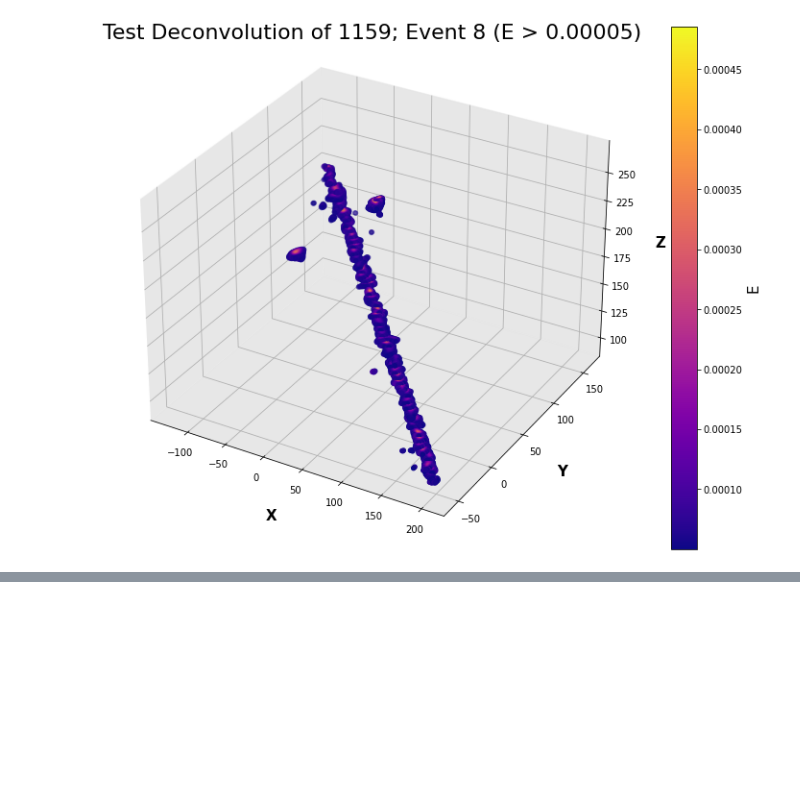
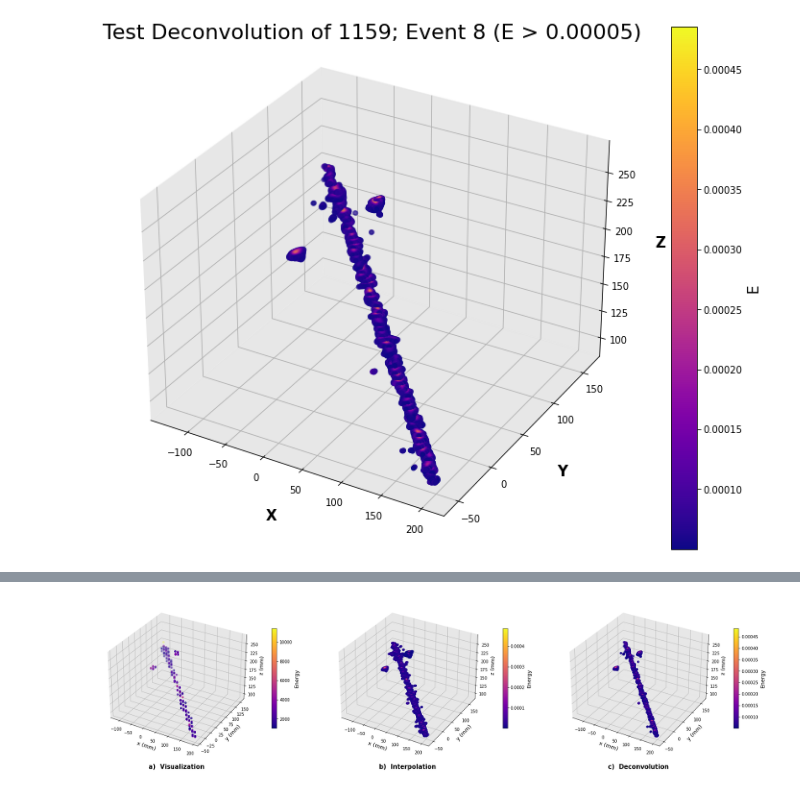
Before and after one commit to alexhigley/SULI-2022, a Jupyter notebook: Muons_3D_Plot.ipynb, the cells around one changed output, grey strips where cells are left out. Drawn from its saved outputs; the diff is of its cells as text; code cells hidden in the pictures; blank space fills up the shorter version.

```diff
--- a/Muons_3D_Plot.ipynb
+++ b/Muons_3D_Plot.ipynb
@@ -381,0 +386,79 @@ plt.show()
+# %%
+fig = plt.figure(figsize=(18,8))
+
+ax1 = fig.add_subplot(131, projection='3d')
+ax1.set_xlabel('x (mm)', fontsize=13)
+ax1.set_ylabel('y (mm)', fontsize=13)
+ax1.set_zlabel('z (mm)', fontsize=13)
+#ax.set_title("Visualization of " + name + "; Event 8", fontsize=22, x=0.5, y=1.05)
+ax1.set_title("a)  Visualization", fontsize=15, y=-0.05, pad=-14, fontweight='bold')
+
+color_map1 = plt.get_cmap('plasma')
+
+scatter_plot1 = ax1.scatter3D(datx_zero, daty_zero, datz_zero, c=(date_zero), cmap = color_map)
+
+ax1.xaxis.pane.set_facecolor('#D0D0D0')
+ax1.yaxis.pane.set_facecolor('#D0D0D0')
+ax1.zaxis.pane.set_facecolor('#D0D0D0')
+
+
+cbar1 = plt.colorbar(scatter_plot1, ax=ax1, fraction=0.028, pad=0.1)
+cbar1.set_label('Energy', fontsize=13)
+
+
+###################################################################
+
+ax2 = fig.add_subplot(132, projection='3d')
+ax2.set_xlabel('x (mm)', fontsize=13)
+ax2.set_ylabel('y (mm)', fontsize=13)
+ax2.set_zlabel('z (mm)', fontsize=13)
+#ax2.set_title("Interpolation of " + name + "; Event 8", fontsize=22, x=0.5, y=1.05)
+ax2.set_title("b)  Interpolation", fontsize=15, y=-0.05, pad=-14, fontweight='bold')
+
+color_map2 = plt.get_cmap('plasma')
+
+scatter_plot2 = ax2.scatter3D(datx_zero_RL, daty_zero_RL, datz_zero_RL, c=(date_zero_RL), cmap = color_map)
+
+ax2.xaxis.pane.set_facecolor('#D0D0D0')
+ax2.yaxis.pane.set_facecolor('#D0D0D0')
+ax2.zaxis.pane.set_facecolor('#D0D0D0')
+
+
+cbar2 = plt.colorbar(scatter_plot2, ax=ax2, fraction=0.028, pad=0.1)
+cbar2.set_label('Energy', fontsize=13)
+
+###################################################################
+
+ax3 = fig.add_subplot(133, projection='3d')
+ax3.set_xlabel('x (mm)', fontsize=13)
+ax3.set_ylabel('y (mm)', fontsize=13)
+ax3.set_zlabel('z (mm)', fontsize=13)
+#ax3.set_title("Test Deconvolution of " + name + "; Event 8 (E > 0.00005)", fontsize=22)
+ax3.set_title("c)  Deconvolution", fontsize=15, y=-0.05, pad=-14, fontweight='bold')
+
+color_map3 = plt.get_cmap('plasma')
+
+scatter_plot3 = ax3.scatter3D(underx, undery, underz, c=(undere), cmap = color_map1)
+
+ax3.xaxis.pane.set_facecolor('#D0D0D0')
+ax3.yaxis.pane.set_facecolor('#D0D0D0')
+ax3.zaxis.pane.set_facecolor('#D0D0D0')
+
+#ax3.xaxis.labelpad=10
+#ax3.yaxis.labelpad=10
+#ax3.zaxis.labelpad=10
+
+cbar3 = plt.colorbar(scatter_plot3, ax=ax3, fraction=0.028, pad=0.1)
+cbar3.set_label('Energy', fontsize=13)
+
+
+plt.subplots_adjust(left=0,
+                    bottom=0,
+                    right=1.2,
+                    top=0.9,
+                    wspace=0.3,
+                    hspace=0.4)
+
+plt.show()
+# %% [output]
+[figure, added]
```
Also changed, not shown: parts of 3 cells of this notebook.
